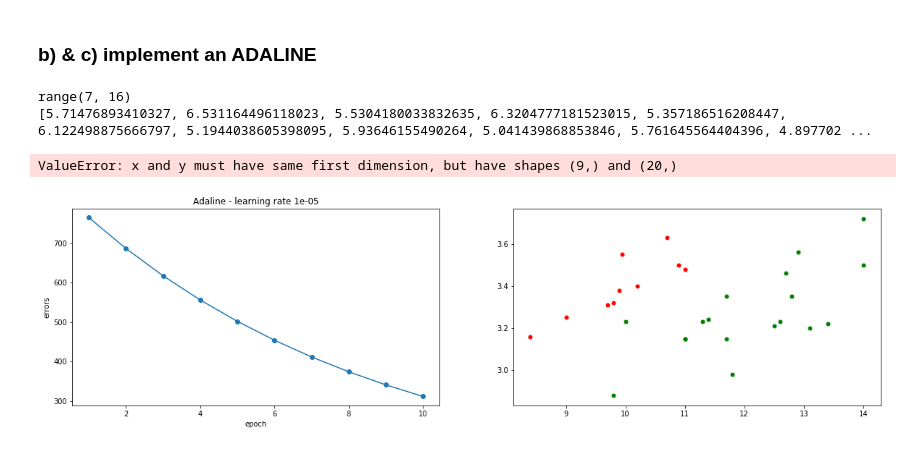
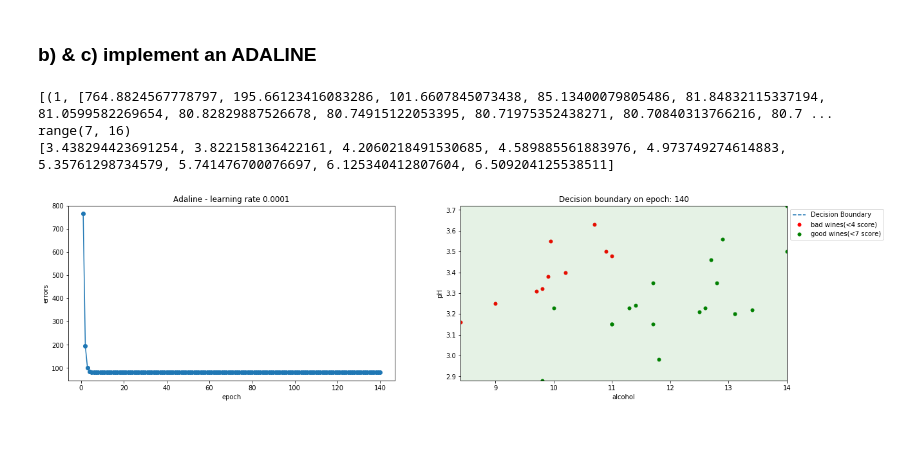
Before and after one commit to moonsonu/ft_sommelier, a Jupyter notebook: sommelier.ipynb, the cells around one changed output. Saved outputs shown, nothing was run; the diff lists cells and outputs as text; code cells hidden in the pictures.

```diff
--- a/sommelier.ipynb
+++ b/sommelier.ipynb
@@ -328,12 +329,13 @@ class adaline():
                     for i in dotprod:
                         self.w_[1:] += self.eta * i
                     cost = 1./2 * sum((error**2))
-                    if tmp == cost:
+                    if round(tmp, 5) == round(cost, 5):
                         break
                     else:
                         tmp = cost
                     self.error_.append(cost)
                     result = (num_epoch, self.error_, self.w_[1:], self.w_[0])
+                    print(result)
                     result_.append(result)
 
         #online learning
@@ -452,59 +454,64 @@ def plot_performance_ada(performance, wine_data, good_thresh, bad_thresh, epoch=
     y = df_data['quality'].values
     X = df_data[['alcohol', 'pH']].values
     data = ada.fit(X, y)
+    print(data)
     plt.figure(figsize=(20,5))
     numvar = X.shape[0]
+    x1_ = []
+    y1_ = []
     x2_ = []
     y2_ = []
     y2 = 0
     xmaxVal, xminVal, ymaxVal, yminVal = maxmin(X)
+    for i in data:
+        x1 = i[0]
+        y1 = i[1]
+        x1_.append(x1)
+        y1_.append(y1)
     if epoch > 0:
-        for i in data:
-            x2_ = range(int(xminVal), int(xmaxVal) + 1)
-            j = 0
-            for x2i in x2_:
-                if (j < len(i[2])):
-                    y2 = i[2][j] * x2i
-                    j += 1
+        if i[0] == epoch:
+                print(1)
+                x2_ = range(int(xminVal), int(xmaxVal) + 1)
+                for x2i in x2_:
+                    y2 = i[3] + (i[2][0] * x2i)
                     y2_.append(y2)
 
     else:
-        for i in data:
-            epoch = i[0]
-            #i = data[p.n_iter - 1]
-            x2_ = range(int(xminVal), int(xmaxVal) + 1)
-            for x2i in x2_:
-                y2 = (-(i[3] / i[2][1]) / (i[3] / i[2][0])) * x2i + (-i[3] / i[2][1])
-                y2_.append(y2)
+        epoch = i[0]
 
+        #i = data[p.n_iter - 1]
+        x2_ = range(int(xminVal), int(xmaxVal) + 1)
+        for x2i in x2_:
+            y2 = (i[3] + (i[2][0] * x2i))
+            y2_.append(y2)
+    print(x2_)
+    print(y2_)
     plt.subplot(121)
     plt.plot(range(1, len(ada.error_) + 1), ada.error_, marker='o')
     plt.xlabel('epoch')
     plt.ylabel('errors')
     plt.title("Adaline - learning rate {}".format(ada.eta))
     plt.subplot(122)
     plt.scatter(bad1, bad2, c = 'red', s = 25, label='bad wines(<{0} score)'.format(bad_thresh + 1))
     plt.scatter(good1, good2, c = 'green', s = 25, label='good wines(<{0} score)'.format(good_thresh - 1))
-    #plt.fill_between(x2_, y2_, ymaxVal, facecolor='pink', alpha=0.1)
-    #plt.fill_between(x2_, yminVal, y2_, facecolor='green', alpha=0.1)
-    print(x2_)
-    print(y2_)
+    plt.fill_between(x2_, y2_, ymaxVal, facecolor='pink', alpha=0.1)
+    plt.fill_between(x2_, yminVal, y2_, facecolor='green', alpha=0.1)
     plt.plot(x2_, y2_, '--', label="Decision Boundary")
     plt.xlim([xminVal + 1, xmaxVal - 1])
     plt.ylim([yminVal + 1, ymaxVal - 1])
     plt.xlabel(df_data.columns[0])
     plt.ylabel(df_data.columns[1])
     plt.legend(bbox_to_anchor=(1., 1))
     plt.title("Decision boundary on epoch: %d"% epoch)
     plt.show()
     if save_plot==True:
         plt.savefig('./performance_ada.png')
 
 
-ada = adaline(eta=0.00001, n_iter=10)
-plot_performance_ada(ada, 'winequality-red.csv', 8, 3, 10)
+ada = adaline(eta=0.0001, n_iter=140)
+plot_performance_ada(ada, 'winequality-red.csv', 8, 3,)
 # %% [output]
+[(1, [764.8824567778797, 195.66123416083286, 101.6607845073438, 85.13400079805486, 81.84832115337194, 81.0599582269654, 80.82829887526678, 80.74915122053395, 80.71975352438271, 80.70840313766216, 80.7 ...
 range(7, 16)
-[5.71476893410327, 6.531164496118023, 5.5304180033832635, 6.3204777181523015, 5.357186516208447, 6.122498875666797, 5.1944038605398095, 5.93646155490264, 5.041439868853846, 5.761645564404396, 4.897702 ...
+[3.438294423691254, 3.822158136422161, 4.2060218491530685, 4.589885561883976, 4.973749274614883, 5.35761298734579, 5.741476700076697, 6.125340412807604, 6.509204125538511]
-ValueError: x and y must have same first dimension, but have shapes (9,) and (20,)
-[figure, old version]
+[figure, new version]
```
Also changed, not shown: parts of 1 cell of this notebook.
